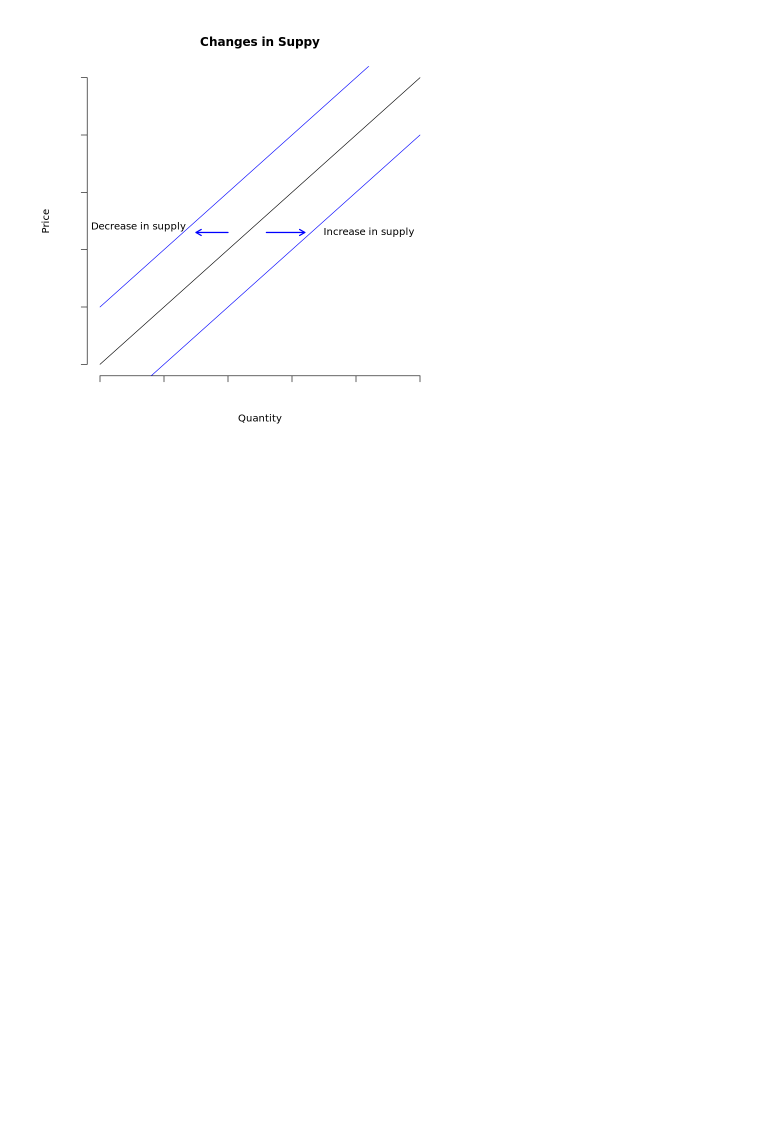
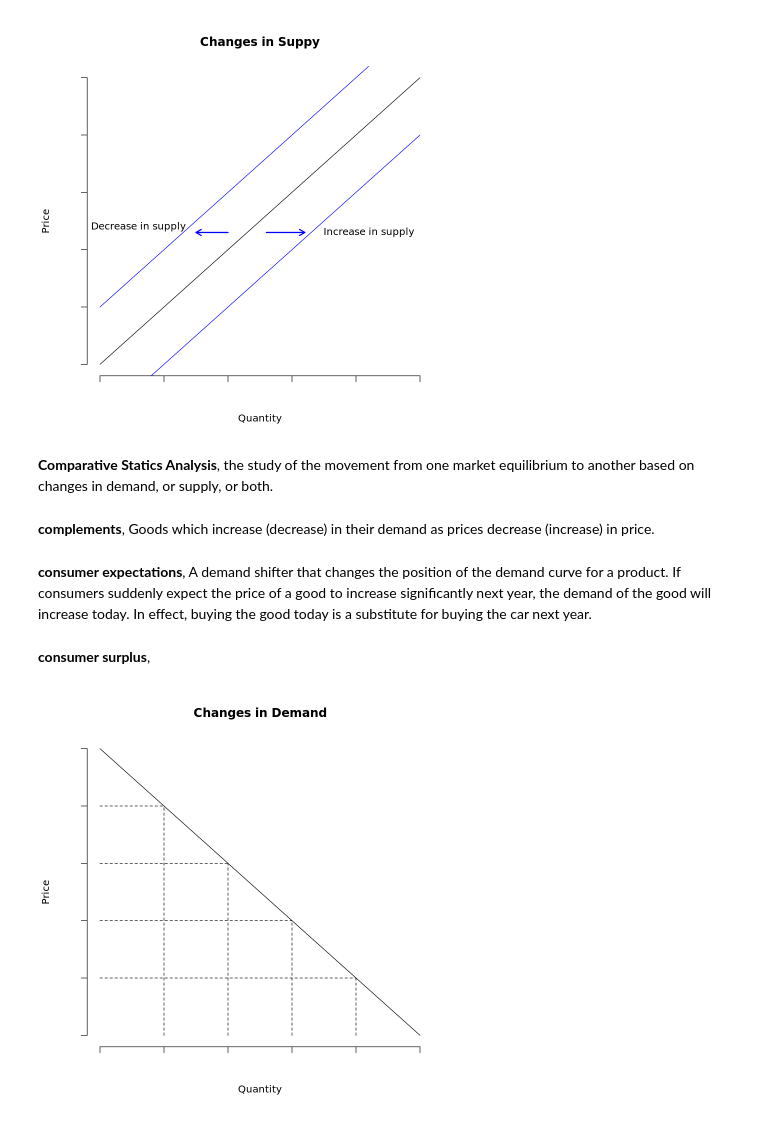
Before and after one commit to jbennett7/BayePrince, a Jupyter notebook: 02 Market Forces: Demand and Supply/Key Terms and Concepts.ipynb, the cells around one changed output. Saved outputs shown, nothing was run; the diff lists cells and outputs as text; code cells hidden in the pictures; blank space fills up the shorter version.

```diff
--- a/02 Market Forces: Demand and Supply/Key Terms and Concepts.ipynb
+++ b/02 Market Forces: Demand and Supply/Key Terms and Concepts.ipynb
@@ -34,3 +34,19 @@ arrows(x0=2.6,y0=2.3,x1=3.2,y1=2.3,length=0.1,angle=30,col='blue',lwd=2)
 text(x=4.2,y=2.3,'Increase in supply')
 # %% [output]
 [figure]
+# %% [markdown]
+__Comparative Statics Analysis__, the study of the movement from one market equilibrium to another based on changes in demand, or supply, or both.
+# %% [markdown]
+__complements__, Goods which increase (decrease) in their demand as prices decrease (increase) in price.
+# %% [markdown]
+__consumer expectations__, A demand shifter that changes the position of the demand curve for a product. If consumers suddenly expect the price of a good to increase significantly next year, the demand of the good will increase today. In effect, buying the good today is a substitute for buying the car next year.
+# %% [markdown]
+__consumer surplus__,
+# %%
+curve(5-x,from=0,to=5,main="Changes in Demand",ylab="Price", xlab="Quantity",bty='n',axes=FALSE)
+segments(x0=0,y0=c(4,3,2,1),x1=c(1,2,3,4),y1=c(4,3,2,1),lty=2)
+segments(x0=c(4,3,2,1),y0=0,x1=c(4,3,2,1),y1=c(1,2,3,4),lty=2)
+axis(side=1,labels=FALSE)
+axis(side=2,labels=FALSE)
+# %% [output]
+[figure, added]
```
